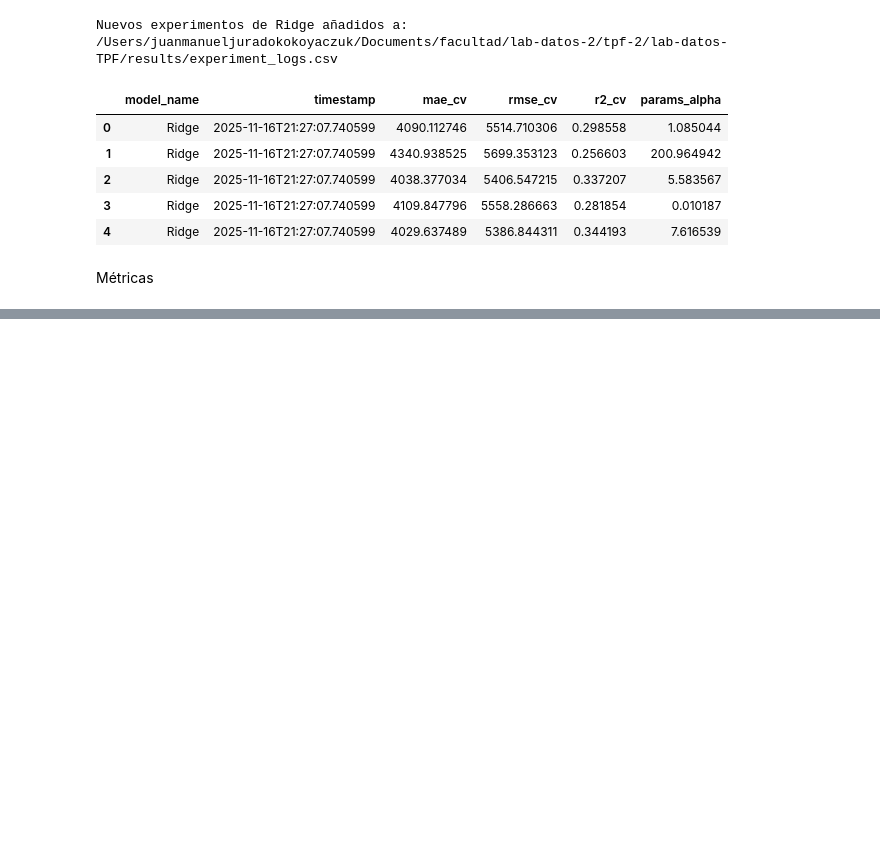
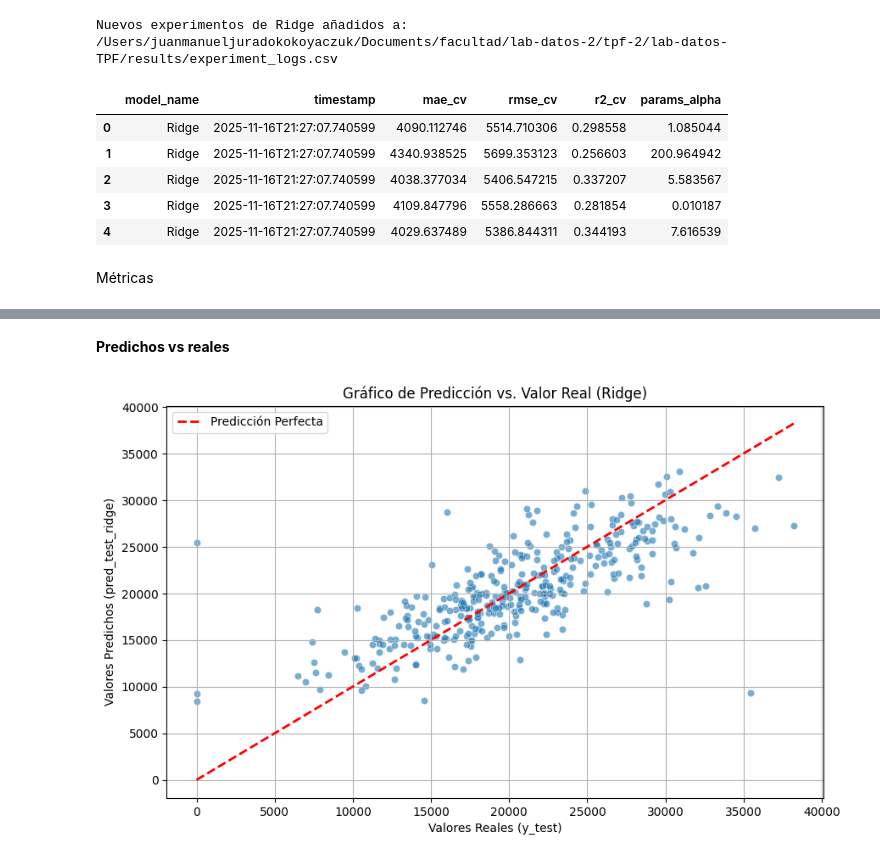
Before and after one commit to VexxAl/lab-datos-TPF, a Jupyter notebook: notebooks/models.ipynb, the cells around one changed output, grey strips where cells are left out. Cells and saved outputs as stored; diff of their text form; code cells hidden in the pictures; blank space fills up the shorter version.

```diff
--- a/notebooks/models.ipynb
+++ b/notebooks/models.ipynb
@@ -882,0 +893,25 @@ Test  -> MAE: 2895.5544  | RMSE: 4047.3908  | R²: 0.5626
+# %% [markdown]
+**Predichos vs reales**
+# %%
+import matplotlib.pyplot as plt
+import seaborn as sns
+
+# Usamos las variables 'y_test' y 'pred_test_ridge' que ya existen
+plt.figure(figsize=(10, 6))
+
+# Scatter plot de valores reales vs. predichos
+sns.scatterplot(x=y_test, y=pred_test_ridge, alpha=0.6)
+
+# Línea de 45 grados (predicción perfecta)
+max_val = max(y_test.max(), pred_test_ridge.max())
+min_val = min(y_test.min(), pred_test_ridge.min())
+plt.plot([min_val, max_val], [min_val, max_val], 'r--', lw=2, label='Predicción Perfecta')
+
+plt.xlabel("Valores Reales (y_test)")
+plt.ylabel("Valores Predichos (pred_test_ridge)")
+plt.title("Gráfico de Predicción vs. Valor Real (Ridge)")
+plt.legend()
+plt.grid(True)
+plt.show()
+# %% [output]
+[figure, added]
```
Also changed, not shown: parts of 8 cells of this notebook.
